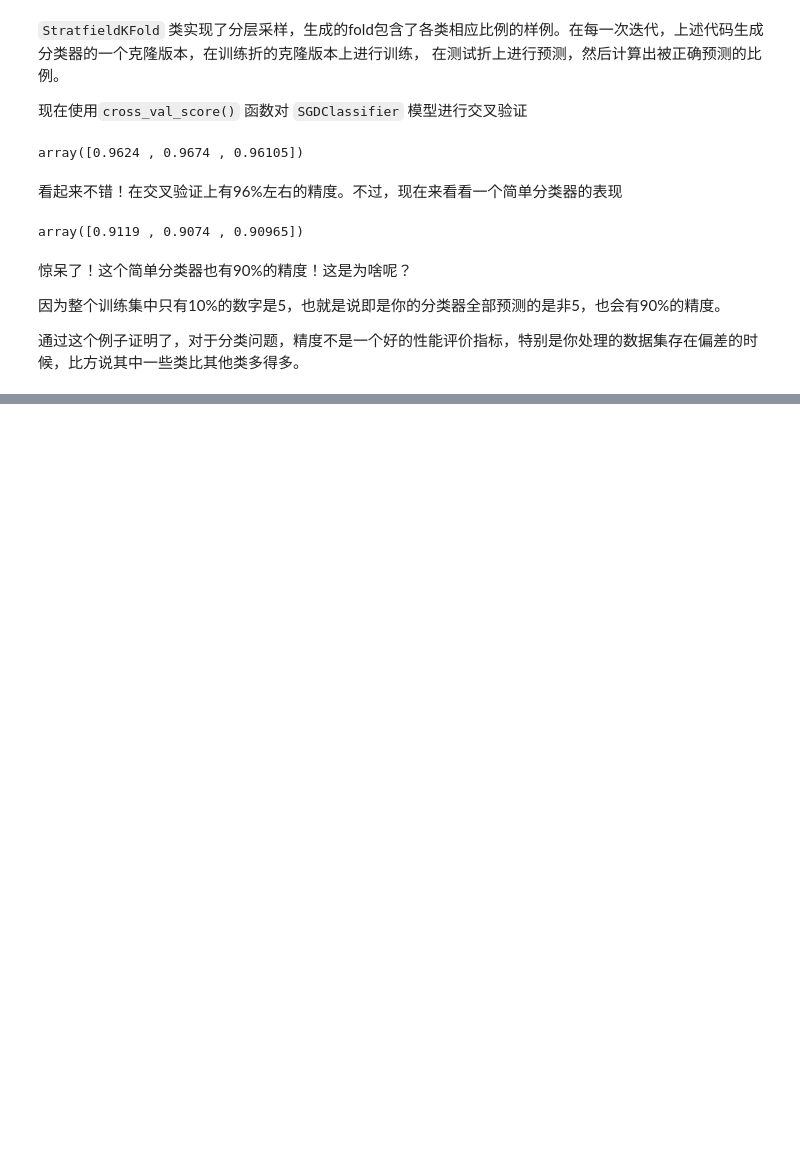
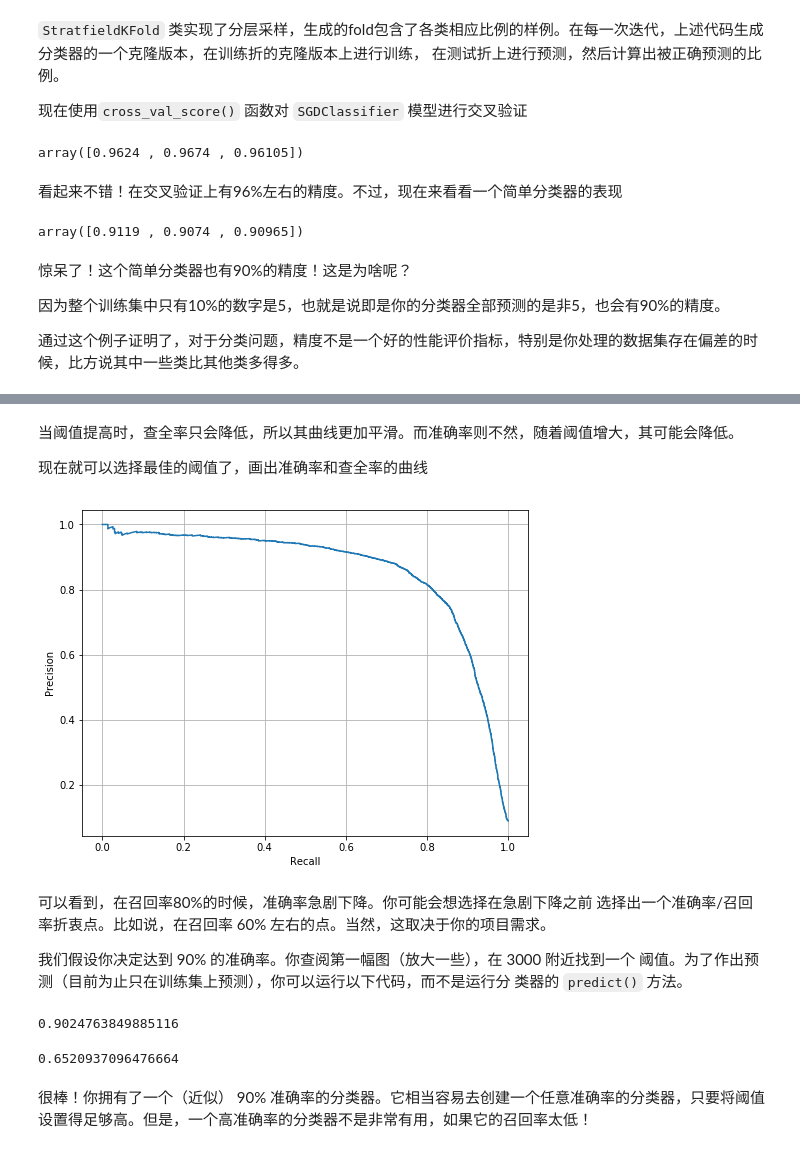
Before and after one commit to whu-pzhang/ml_practice, a Jupyter notebook: 03_classification.ipynb, the cells around one changed output, grey strips where cells are left out. Cells and saved outputs as stored; diff of their text form; code cells hidden in the pictures; blank space fills up the shorter version.

```diff
--- a/03_classification.ipynb
+++ b/03_classification.ipynb
@@ -177,0 +329,17 @@ array([0.9119 , 0.9074 , 0.90965])
+# %% [markdown]
+当阈值提高时，查全率只会降低，所以其曲线更加平滑。而准确率则不然，随着阈值增大，其可能会降低。
+
+现在就可以选择最佳的阈值了，画出准确率和查全率的曲线
+# %%
+fig, ax = plt.subplots(figsize=(8, 6))
+ax.plot(recalls, precisions)
+ax.set_xlabel('Recall')
+ax.set_ylabel('Precision')
+ax.grid(True)
+plt.show()
+# %% [output]
+[figure, added]
+# %% [markdown]
+可以看到，在召回率80%的时候，准确率急剧下降。你可能会想选择在急剧下降之前 选择出一个准确率/召回率折衷点。比如说，在召回率 60% 左右的点。当然，这取决于你的项目需求。
+
+我们假设你决定达到 90% 的准确率。你查阅第一幅图（放大一些），在 3000 附近找到一个 阈值。为了作出预测（目前为止只在训练集上预测），你可以运行以下代码，而不是运行分 类器的 `predict()` 方法。
@@ -177,0 +348,10 @@ array([0.9119 , 0.9074 , 0.90965])
+# %%
+precision_score(y_train_5, y_train_pred_90)
+# %% [output]
+0.9024763849885116
+# %%
+recall_score(y_train_5, y_train_pred_90)
+# %% [output]
+0.6520937096476664
+# %% [markdown]
+很棒！你拥有了一个（近似） 90% 准确率的分类器。它相当容易去创建一个任意准确率的分类器，只要将阈值设置得足够高。但是，一个高准确率的分类器不是非常有用，如果它的召回率太低！
```
Also changed, not shown: parts of 23 cells of this notebook.
